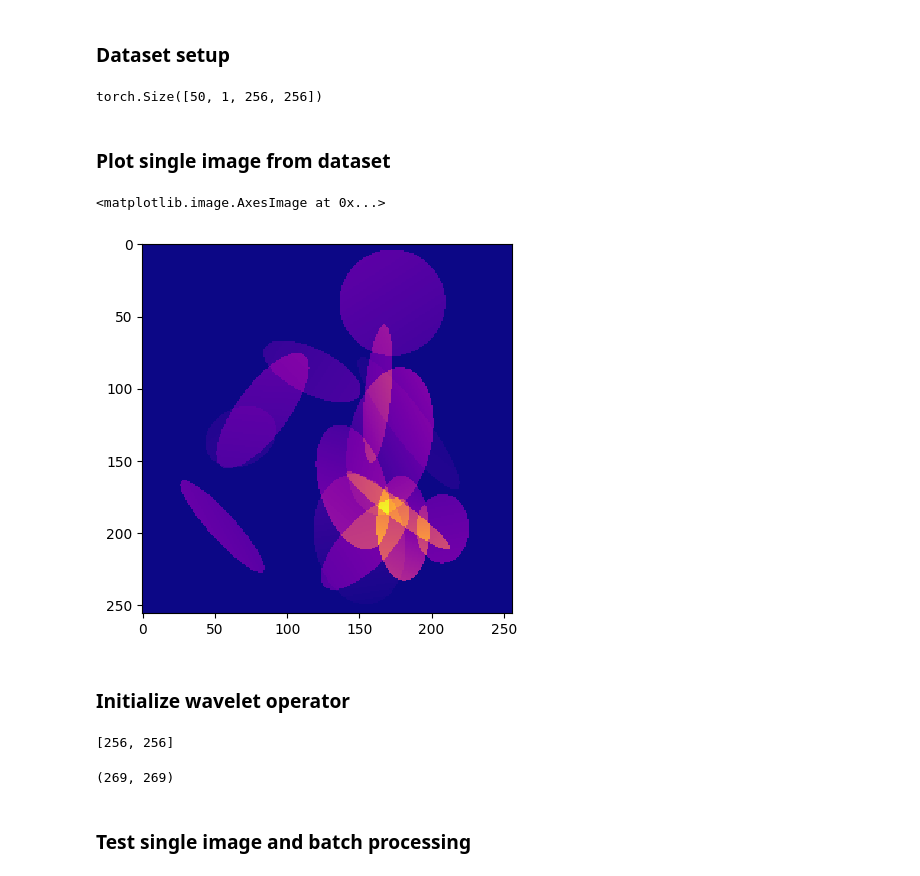
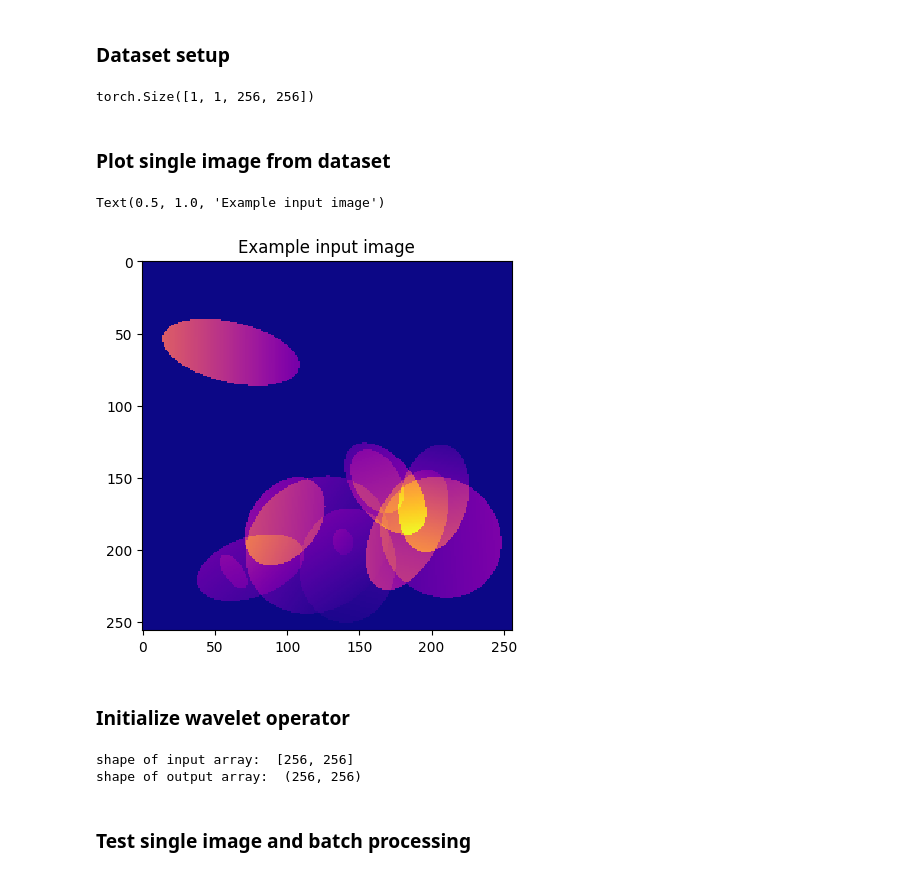
Before and after one commit to smichelena/robust-nets-wavelet-rec, a Jupyter notebook: ellipses/test_wavelet_methods.ipynb, the cells around one changed output. Drawn from its saved outputs; the diff is of its cells as text; code cells hidden in the pictures.

```diff
--- a/ellipses/test_wavelet_methods.ipynb
+++ b/ellipses/test_wavelet_methods.ipynb
@@ -13,32 +13,29 @@ device = torch.device("cuda")
 ### Dataset setup
 # %%
 test_data = IPDataset("test", config.DATA_PATH)
-samples = range(50, 100)
+samples = range(48, 48 + 1)
 X_0 = torch.stack([test_data[s][0] for s in samples])
+X_0.shape
+# %% [output]
+torch.Size([1, 1, 256, 256])
-# %%
-X_0.shape
-# %% [output]
-torch.Size([50, 1, 256, 256])
 # %% [markdown]
 ### Plot single image from dataset
 # %%
 plt.imshow(X_0[0, :, :].squeeze(0), cmap="plasma")
+plt.title("Example input image")
 # %% [output]
-<matplotlib.image.AxesImage at 0x...>
+Text(0.5, 1.0, 'Example input image')
-[figure, old version]
+[figure, new version]
 # %% [markdown]
 ### Initialize wavelet operator
 # %%
 level = 2
 input_shape = [256, 256]
 W = operators.Wavelet(input_shape, device, level)
+print("shape of input array: ", W.get_in_shape())
+print("shape of output array: ", W.get_out_shape())
+# %% [output]
+shape of input array:  [256, 256]
+shape of output array:  (256, 256)
-# %%
-W.get_in_shape()
-# %% [output]
-[256, 256]
-# %%
-W.get_out_shape()
-# %% [output]
-(269, 269)
 # %% [markdown]
 ### Test single image and batch processing
```
Also changed, not shown: parts of 37 cells of this notebook, 4 other files.
